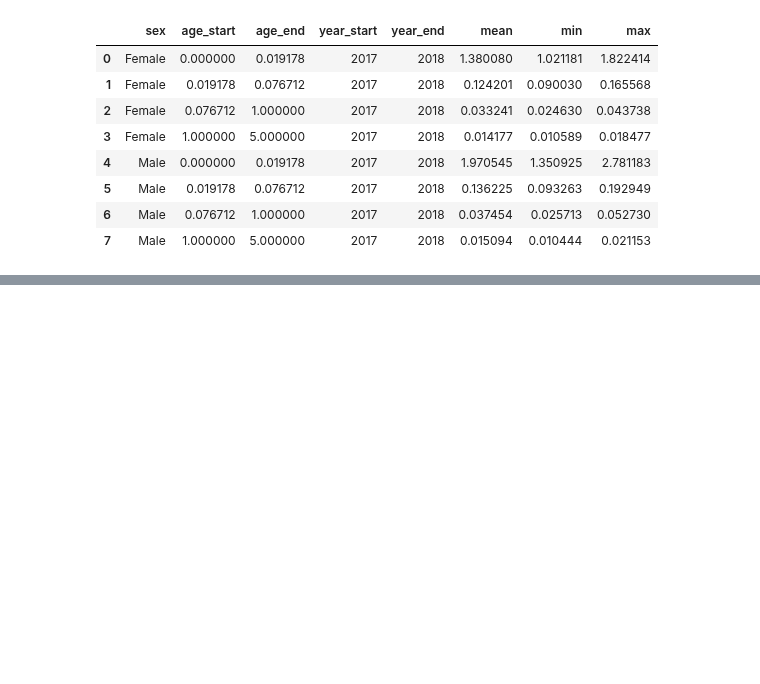
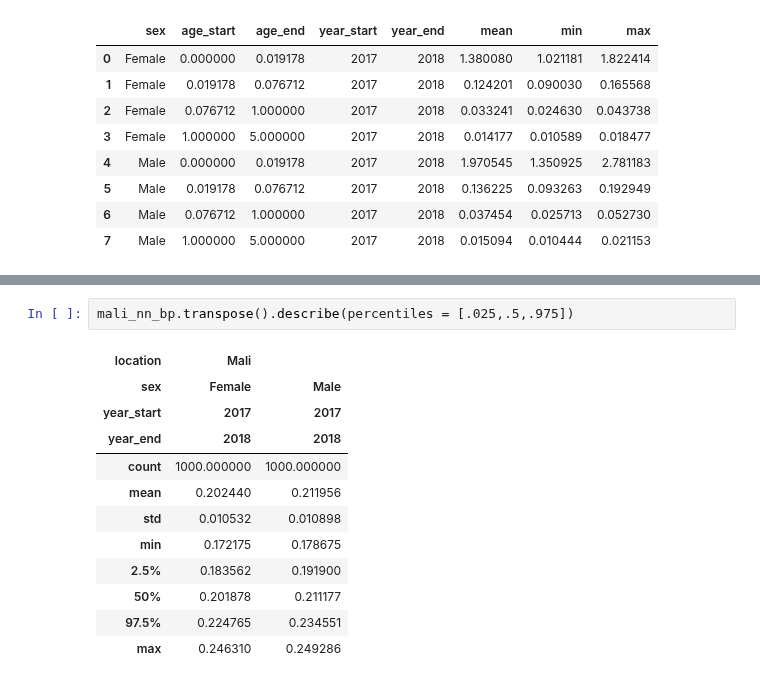
Before and after one commit to ihmeuw/vivarium_data_analysis, a Jupyter notebook: output_processing/gates_bep/2020_02_04b_check_mali_base_output.ipynb, the cells around one changed output, grey strips where cells are left out. Saved outputs shown, nothing was run; the diff lists cells and outputs as text; blank space fills up the shorter version.

```diff
--- a/output_processing/summarizer/2020_02_04b_check_mali_base_output.ipynb
+++ b/output_processing/gates_bep/2020_02_04b_check_mali_base_output.ipynb
@@ -313,0 +326,15 @@ all_cause_deaths.loc[all_cause_deaths['location_id'] == mali_id,
+# %%
+mali_nn_bp.transpose().describe(percentiles = [.025,.5,.975])
+# %% [output]
+| location | Mali |  |
+| sex | Female | Male |
+| year_start | 2017 | 2017 |
+| year_end | 2018 | 2018 |
+| count | 1000.000000 | 1000.000000 |
+| mean | 0.202440 | 0.211956 |
+| std | 0.010532 | 0.010898 |
+| min | 0.172175 | 0.178675 |
+| 2.5% | 0.183562 | 0.191900 |
+| 50% | 0.201878 | 0.211177 |
+| 97.5% | 0.224765 | 0.234551 |
+| max | 0.246310 | 0.249286 |
```
Also changed, not shown: parts of 4 cells of this notebook, 3 other files.
